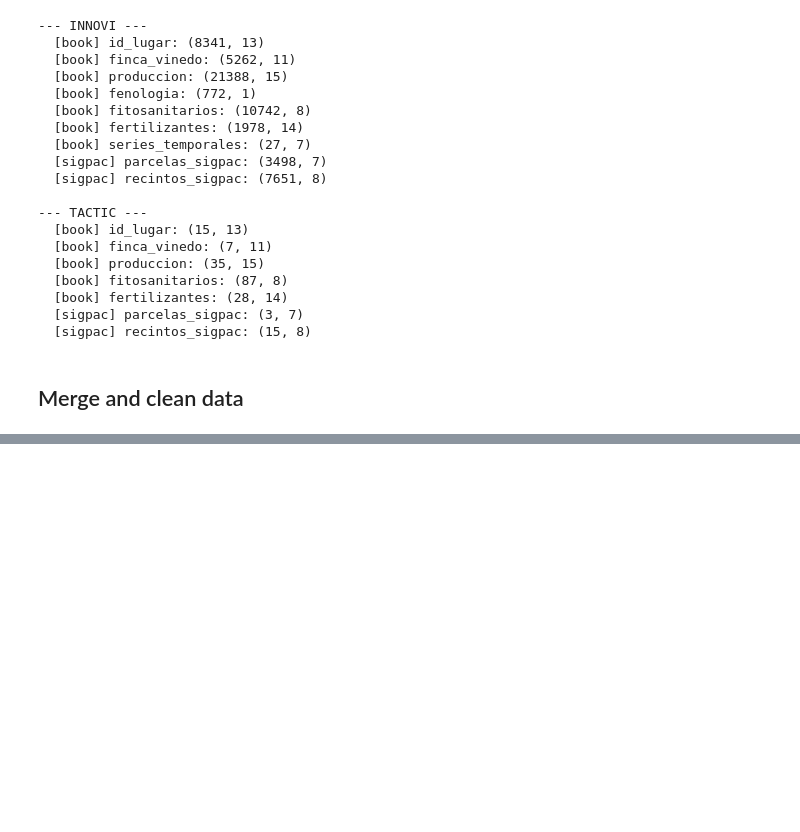
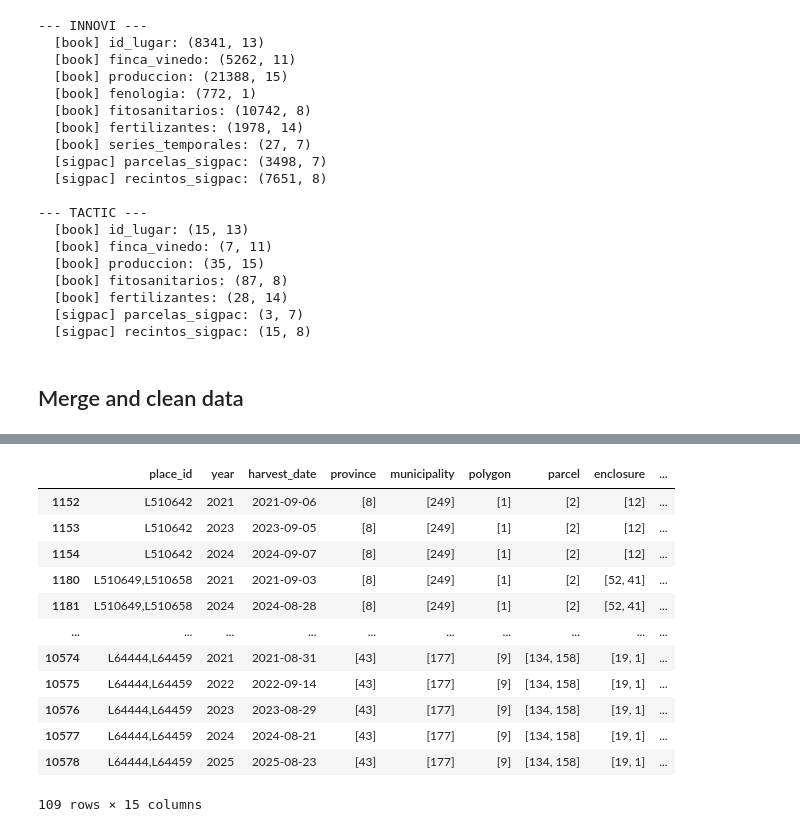
Before and after one commit to ivaaanrm/ai-vineyard-productivity, a Jupyter notebook: notebooks/dataset.ipynb, the cells around one changed output, grey strips where cells are left out. Cells and saved outputs as stored; diff of their text form; code cells hidden in the pictures; blank space fills up the shorter version.

```diff
--- a/notebooks/dataset.ipynb
+++ b/notebooks/dataset.ipynb
@@ -273,6 +273,7 @@ def compute_spatial_features(df: pd.DataFrame, crs: str = "EPSG:3857") -> gpd.Ge
 
 def rename_and_order_columns(gdf: gpd.GeoDataFrame) -> gpd.GeoDataFrame:
     gdf = gdf.rename(columns={
+        "place_id": "parcel_id",
         "superficie_ha": "declared_area_ha",
         "provincia": "province",
         "municipio": "municipality",
@@ -283,7 +284,7 @@ def rename_and_order_columns(gdf: gpd.GeoDataFrame) -> gpd.GeoDataFrame:
     })
 
     column_order = [
-        "place_id",
+        "parcel_id",
         "year",
         "harvest_date",
         "province",
@@ -393,0 +387,16 @@ innovi_geo.geometry.values.tolist()[100]
+# %%
+innovi_df[innovi_df['geometry'].isna()]
+# %% [output]
+|  | place_id | year | harvest_date | province | municipality | polygon | parcel | enclosure | ... |
+| 1152 | L510642 | 2021 | 2021-09-06 | [8] | [249] | [1] | [2] | [12] | ... |
+| 1153 | L510642 | 2023 | 2023-09-05 | [8] | [249] | [1] | [2] | [12] | ... |
+| 1154 | L510642 | 2024 | 2024-09-07 | [8] | [249] | [1] | [2] | [12] | ... |
+| 1180 | L510649,L510658 | 2021 | 2021-09-03 | [8] | [249] | [1] | [2] | [52, 41] | ... |
+| 1181 | L510649,L510658 | 2024 | 2024-08-28 | [8] | [249] | [1] | [2] | [52, 41] | ... |
+| ... | ... | ... | ... | ... | ... | ... | ... | ... | ... |
+| 10574 | L64444,L64459 | 2021 | 2021-08-31 | [43] | [177] | [9] | [134, 158] | [19, 1] | ... |
+| 10575 | L64444,L64459 | 2022 | 2022-09-14 | [43] | [177] | [9] | [134, 158] | [19, 1] | ... |
+| 10576 | L64444,L64459 | 2023 | 2023-08-29 | [43] | [177] | [9] | [134, 158] | [19, 1] | ... |
+| 10577 | L64444,L64459 | 2024 | 2024-08-21 | [43] | [177] | [9] | [134, 158] | [19, 1] | ... |
+| 10578 | L64444,L64459 | 2025 | 2025-08-23 | [43] | [177] | [9] | [134, 158] | [19, 1] | ... |
+109 rows × 15 columns
```
Also changed, not shown: parts of 13 cells of this notebook, 5 other files.
